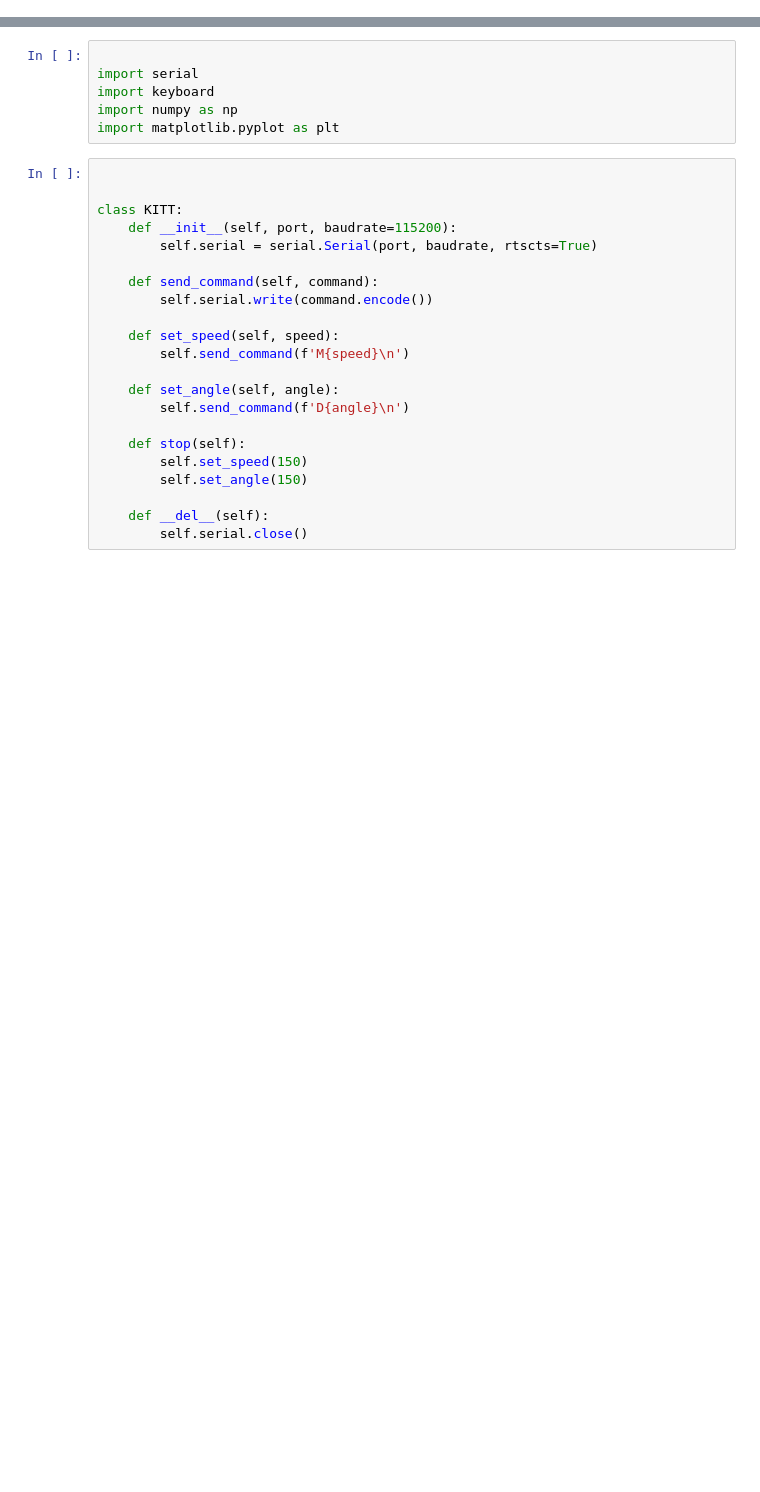
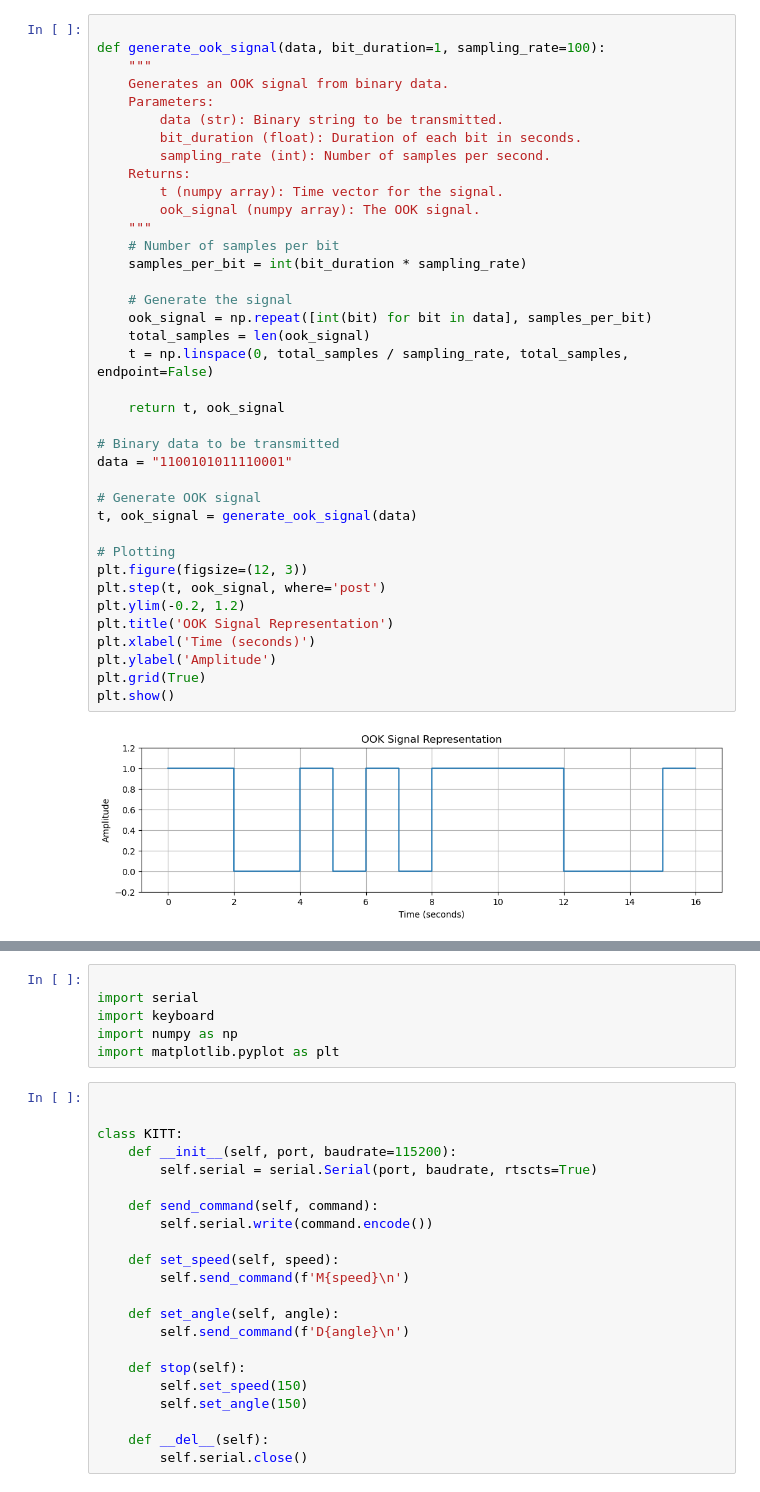
Before and after one commit to OpenEd-IP3/Book, a Jupyter notebook: _build/jupyter_execute/Module1.ipynb, the cells around one changed output, grey strips where cells are left out. Saved outputs shown, nothing was run; the diff lists cells and outputs as text; blank space fills up the shorter version.

```diff
--- a/_build/jupyter_execute/Module1.ipynb
+++ b/_build/jupyter_execute/Module1.ipynb
@@ -244,0 +261,40 @@ You are asked to write a Python program to control your car connected over Bluet
+# %%
+
+def generate_ook_signal(data, bit_duration=1, sampling_rate=100):
+    """
+    Generates an OOK signal from binary data.
+    Parameters:
+        data (str): Binary string to be transmitted.
+        bit_duration (float): Duration of each bit in seconds.
+        sampling_rate (int): Number of samples per second.
+    Returns:
+        t (numpy array): Time vector for the signal.
+        ook_signal (numpy array): The OOK signal.
+    """
+    # Number of samples per bit
+    samples_per_bit = int(bit_duration * sampling_rate)
+
+    # Generate the signal
+    ook_signal = np.repeat([int(bit) for bit in data], samples_per_bit)
+    total_samples = len(ook_signal)
+    t = np.linspace(0, total_samples / sampling_rate, total_samples, endpoint=False)
+
+    return t, ook_signal
+
+# Binary data to be transmitted
+data = "1100101011110001"
+
+# Generate OOK signal
+t, ook_signal = generate_ook_signal(data)
+
+# Plotting
+plt.figure(figsize=(12, 3))
+plt.step(t, ook_signal, where='post')
+plt.ylim(-0.2, 1.2)
+plt.title('OOK Signal Representation')
+plt.xlabel('Time (seconds)')
+plt.ylabel('Amplitude')
+plt.grid(True)
+plt.show()
+# %% [output]
+[figure, added]
```
Also changed, not shown: parts of 7 cells of this notebook, 33 other files.
